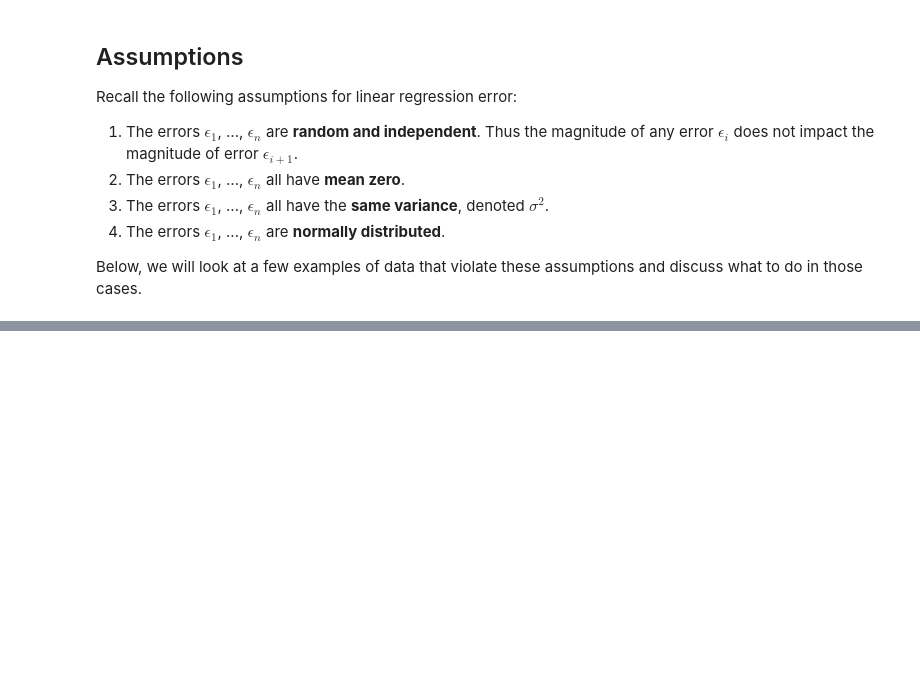
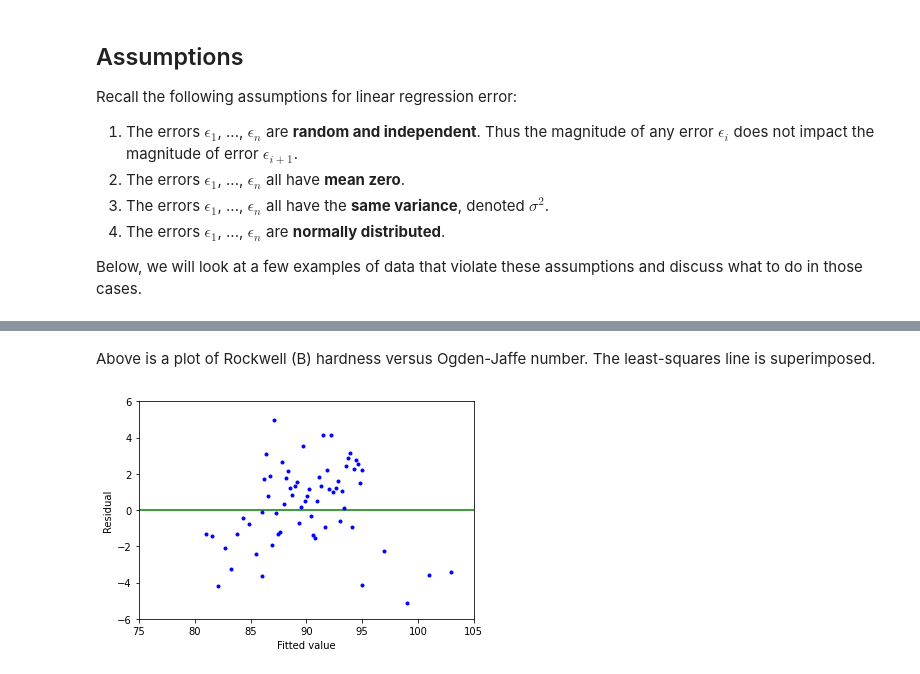
Before and after one commit to ndcbe/data-and-computing, a Jupyter notebook: notebooks/12/03-Regression-Assumption-Examples.ipynb, the cells around one changed output, grey strips where cells are left out. Cells and saved outputs as stored; diff of their text form; code cells hidden in the pictures; blank space fills up the shorter version.

```diff
--- a/notebooks/12/03-Regression-Assumption-Examples.ipynb
+++ b/notebooks/12/03-Regression-Assumption-Examples.ipynb
@@ -40,0 +144,28 @@ plt.show()
+# %% [markdown]
+Above is a plot of Rockwell (B) hardness versus Ogden-Jaffe number. The least-squares line is superimposed.
+# %%
+nsim=50
+
+xline = np.linspace(0,105,nsim)
+yline = np.zeros(nsim)
+
+x1 = np.linspace(81,86,10)
+y1 = np.random.normal(-2,1.5,10)
+
+x2 = np.linspace(86,95,nsim)
+y2 = np.random.normal(1,1.5,nsim)
+
+x3 = np.linspace(95,103,5)
+y3 = np.random.normal(-3,0.8,5)
+
+plt.plot(xline,yline,'g')
+plt.plot(x1,y1,'bo',markersize=3)
+plt.plot(x2,y2,'bo',markersize=3)
+plt.plot(x3,y3,'bo',markersize=3)
+plt.xlabel('Fitted value')
+plt.ylabel('Residual')
+plt.xlim([75,105])
+plt.ylim([-6,6])
+plt.show()
+# %% [output]
+[figure, added]
```
Also changed, not shown: parts of 17 cells of this notebook.
